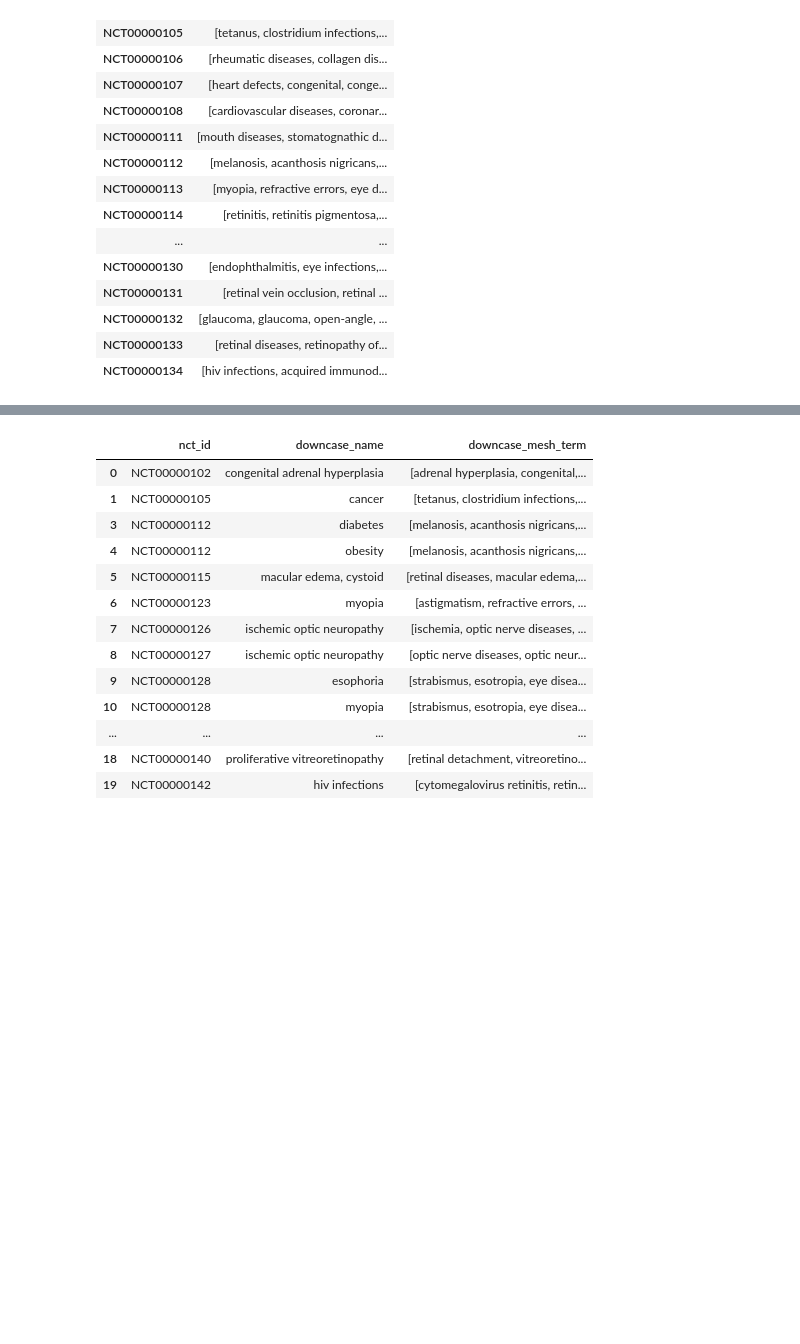
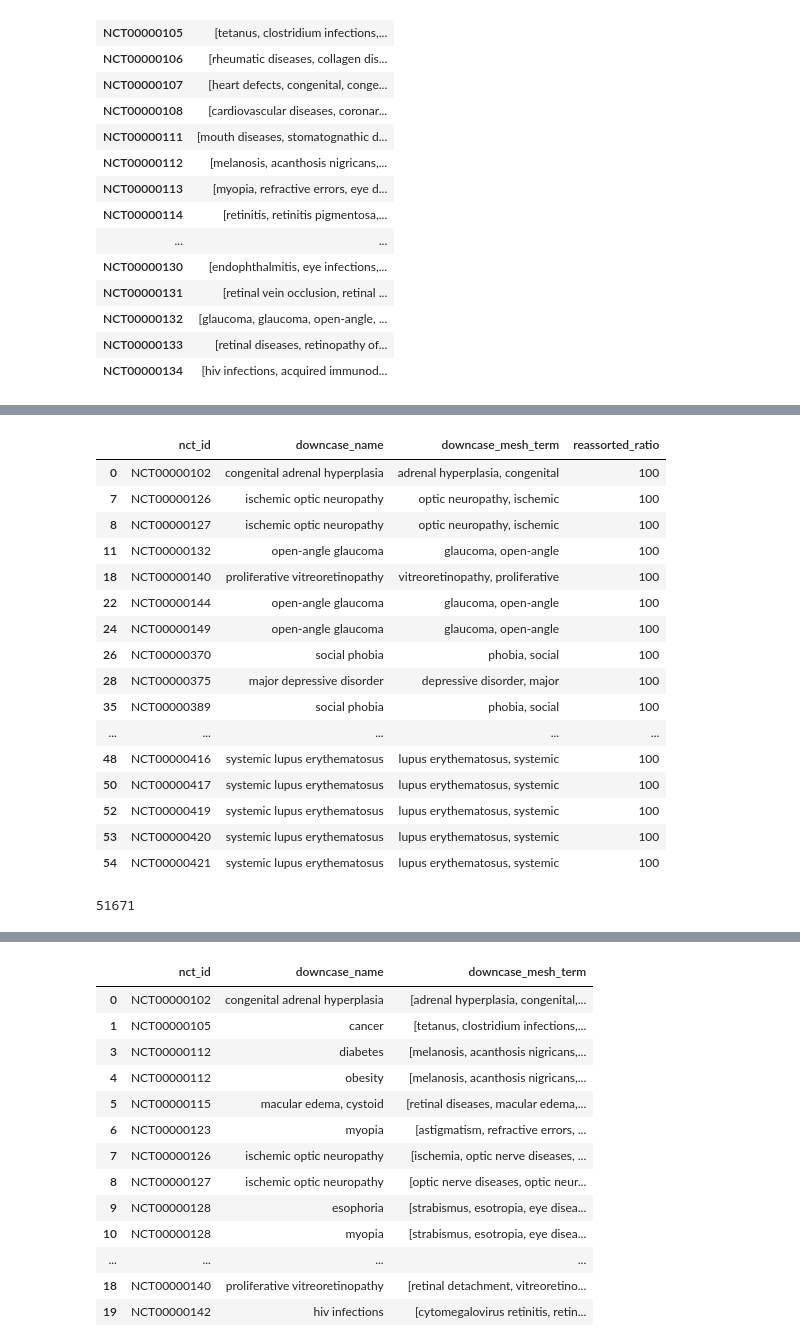
Before and after one commit to GitHubbit/Multiomics_ClinicalTrials_KP, a Jupyter notebook: mapper.ipynb, the cells around one changed output, grey strips where cells are left out. Cells and saved outputs as stored; diff of their text form; code cells hidden in the pictures; blank space fills up the shorter version.

```diff
--- a/mapper.ipynb
+++ b/mapper.ipynb
@@ -134,3 +181,8 @@ with pd.option_context("max_colwidth", None):
 | NCT00000132 | [glaucoma, glaucoma, open-angle, ... |
 | NCT00000133 | [retinal diseases, retinopathy of... |
 | NCT00000134 | [hiv infections, acquired immunod... |
+# %%
+# reassorted_ratio = ratio(row["downcase_name"], term)
+conditions_unmapped = conditions_exact_mapped[conditions_exact_mapped['mesh_term'].isnull()] # get the rows where mesh_term is empty bc there was no match there
+conditions_unmapped = conditions_unmapped.drop(['mesh_term', 'downcase_mesh_term', 'mesh_type'], axis=1) # drop those rows (don't need them now)
+conditions_unmapped
@@ -136,0 +203,9 @@ with pd.option_context("max_colwidth", None):
+# %%
+conditions_unmapped_all_mesh_terms = pd.merge(conditions_unmapped[["nct_id", "downcase_name"]], # only these columns needed bc all other columns have null anyway (no match from previous merge)
+                                                mesh_conditions_per_study,
+                                                how='left',
+                                                left_on=['nct_id'],
+                                                right_on = ['nct_id'])
+
+# some clinical trials are missing from browse_conditions (those nct_ids are not present in the browse_conditions text) They have NaN in the downcase_mesh_term column
+conditions_unmapped_all_mesh_terms
@@ -136,0 +226,3 @@ with pd.option_context("max_colwidth", None):
+# %%
+conditions_unmapped_all_mesh_terms = conditions_unmapped_all_mesh_terms.explode('downcase_mesh_term')
+conditions_unmapped_all_mesh_terms
@@ -136,0 +243,10 @@ with pd.option_context("max_colwidth", None):
+# %%
+conditions_unmapped_all_mesh_terms = conditions_unmapped_all_mesh_terms[~conditions_unmapped_all_mesh_terms['downcase_name'].isnull()] # subset or delete rows where either column is empty/Nonetype bc fuzzymatching functions will throw error if handling
+conditions_unmapped_all_mesh_terms = conditions_unmapped_all_mesh_terms[~conditions_unmapped_all_mesh_terms['downcase_mesh_term'].isnull()] # subset or delete rows where either column is empty/Nonetype bc fuzzymatching functions will throw error if handling
+print(len(conditions_unmapped_all_mesh_terms))
+
+conditions_unmapped_all_mesh_terms["sort_ratio"] = sort_ratio(conditions_unmapped_all_mesh_terms[["downcase_mesh_term"]].values, conditions_unmapped_all_mesh_terms[["downcase_name"]].values)
+# conditions_unmapped_all_mesh_terms["set_ratio"] = set_ratio(conditions_unmapped_all_mesh_terms[["downcase_mesh_term"]].values, conditions_unmapped_all_mesh_terms[["downcase_name"]].values)
+conditions_unmapped_all_mesh_terms["sim_score"] = sim_score(conditions_unmapped_all_mesh_terms[["downcase_mesh_term"]].values, conditions_unmapped_all_mesh_terms[["downcase_name"]].values)
+
+conditions_unmapped_all_mesh_terms
@@ -136,0 +313,24 @@ with pd.option_context("max_colwidth", None):
+# %%
+conditions_reassorted_mapped = conditions_unmapped_all_mesh_terms[conditions_unmapped_all_mesh_terms["reassorted_ratio"] > 95]
+with pd.option_context("display.max_rows", 1000):
+    display(conditions_reassorted_mapped[:20])
+print(len(conditions_reassorted_mapped))
+# %% [output]
+|  | nct_id | downcase_name | downcase_mesh_term | reassorted_ratio |
+| 0 | NCT00000102 | congenital adrenal hyperplasia | adrenal hyperplasia, congenital | 100 |
+| 7 | NCT00000126 | ischemic optic neuropathy | optic neuropathy, ischemic | 100 |
+| 8 | NCT00000127 | ischemic optic neuropathy | optic neuropathy, ischemic | 100 |
+| 11 | NCT00000132 | open-angle glaucoma | glaucoma, open-angle | 100 |
+| 18 | NCT00000140 | proliferative vitreoretinopathy | vitreoretinopathy, proliferative | 100 |
+| 22 | NCT00000144 | open-angle glaucoma | glaucoma, open-angle | 100 |
+| 24 | NCT00000149 | open-angle glaucoma | glaucoma, open-angle | 100 |
+| 26 | NCT00000370 | social phobia | phobia, social | 100 |
+| 28 | NCT00000375 | major depressive disorder | depressive disorder, major | 100 |
+| 35 | NCT00000389 | social phobia | phobia, social | 100 |
+| ... | ... | ... | ... | ... |
+| 48 | NCT00000416 | systemic lupus erythematosus | lupus erythematosus, systemic | 100 |
+| 50 | NCT00000417 | systemic lupus erythematosus | lupus erythematosus, systemic | 100 |
+| 52 | NCT00000419 | systemic lupus erythematosus | lupus erythematosus, systemic | 100 |
+| 53 | NCT00000420 | systemic lupus erythematosus | lupus erythematosus, systemic | 100 |
+| 54 | NCT00000421 | systemic lupus erythematosus | lupus erythematosus, systemic | 100 |
+51671
```
Also changed, not shown: parts of 23 cells of this notebook.
